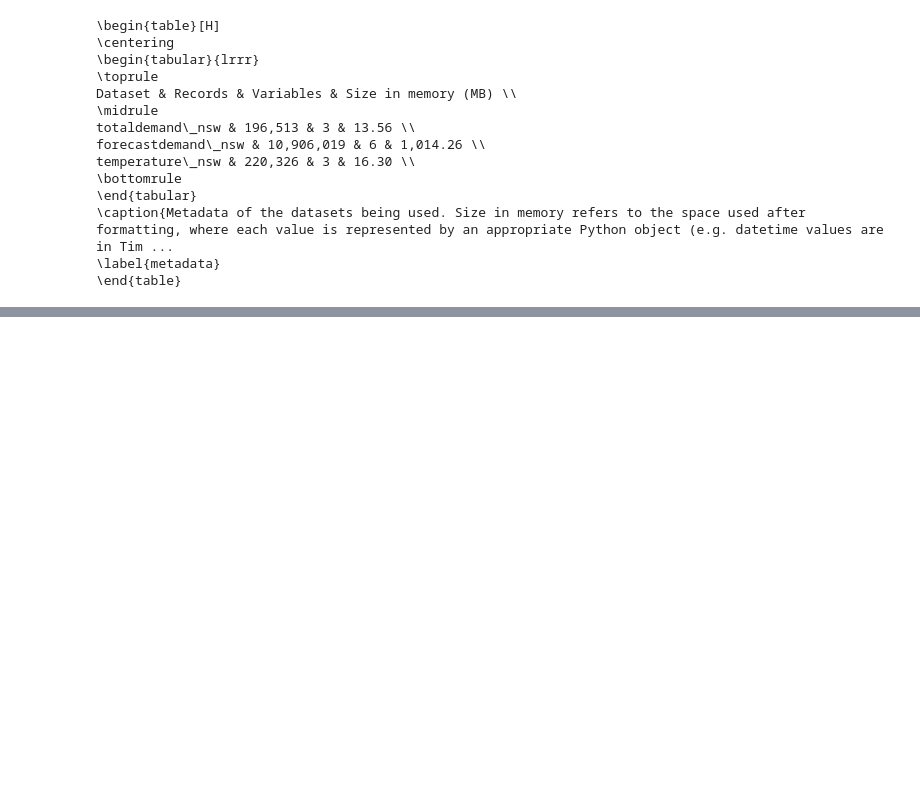
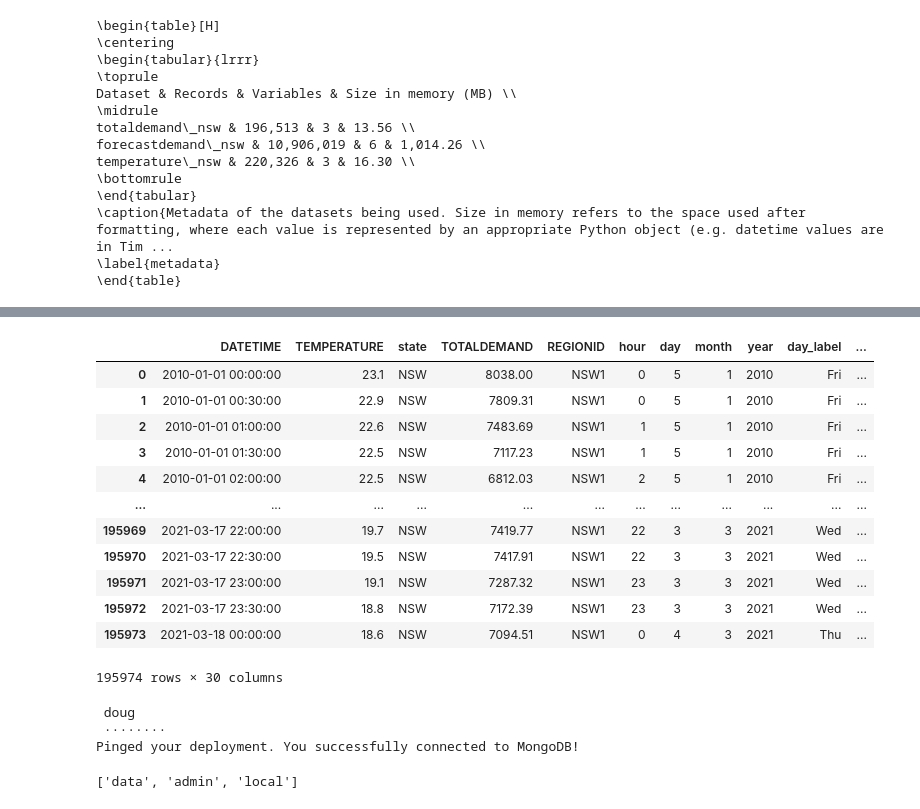
Before and after one commit to mango-unchained/Team-K---ZZSC9020-Capstone-Project, a Jupyter notebook: Data Prep.ipynb, the cells around one changed output, grey strips where cells are left out. Drawn from its saved outputs; the diff is of its cells as text; code cells hidden in the pictures; blank space fills up the shorter version.

```diff
--- a/Data Prep.ipynb
+++ b/Data Prep.ipynb
@@ -329,0 +332,12 @@ df
+# %%
+se = pd.read_csv('data/Solar Exposure.csv').rename(columns={
+    'Daily global solar exposure (MJ/m*m)': 'solar_exposure'
+})
+
+se['date'] = se.apply(lambda d: datetime(d['Year'], d['Month'], d['Day']), axis=1)
+
+se = se[['date', 'solar_exposure']]
+
+df = pd.merge(df, se, how='left', on='date')
+
+se
@@ -329,0 +358,16 @@ df
+# %%
+df
+# %% [output]
+|  | DATETIME | TEMPERATURE | state | TOTALDEMAND | REGIONID | hour | day | month | year | day_label | ... |
+| 0 | 2010-01-01 00:00:00 | 23.1 | NSW | 8038.00 | NSW1 | 0 | 5 | 1 | 2010 | Fri | ... |
+| 1 | 2010-01-01 00:30:00 | 22.9 | NSW | 7809.31 | NSW1 | 0 | 5 | 1 | 2010 | Fri | ... |
+| 2 | 2010-01-01 01:00:00 | 22.6 | NSW | 7483.69 | NSW1 | 1 | 5 | 1 | 2010 | Fri | ... |
+| 3 | 2010-01-01 01:30:00 | 22.5 | NSW | 7117.23 | NSW1 | 1 | 5 | 1 | 2010 | Fri | ... |
+| 4 | 2010-01-01 02:00:00 | 22.5 | NSW | 6812.03 | NSW1 | 2 | 5 | 1 | 2010 | Fri | ... |
+| ... | ... | ... | ... | ... | ... | ... | ... | ... | ... | ... | ... |
+| 195969 | 2021-03-17 22:00:00 | 19.7 | NSW | 7419.77 | NSW1 | 22 | 3 | 3 | 2021 | Wed | ... |
+| 195970 | 2021-03-17 22:30:00 | 19.5 | NSW | 7417.91 | NSW1 | 22 | 3 | 3 | 2021 | Wed | ... |
+| 195971 | 2021-03-17 23:00:00 | 19.1 | NSW | 7287.32 | NSW1 | 23 | 3 | 3 | 2021 | Wed | ... |
+| 195972 | 2021-03-17 23:30:00 | 18.8 | NSW | 7172.39 | NSW1 | 23 | 3 | 3 | 2021 | Wed | ... |
+| 195973 | 2021-03-18 00:00:00 | 18.6 | NSW | 7094.51 | NSW1 | 0 | 4 | 3 | 2021 | Thu | ... |
+195974 rows × 30 columns
@@ -329,0 +383,18 @@ df
+# %%
+uri = "mongodb+srv://<username>:<password>@project-data.fyzivf2.mongodb.net/?retryWrites=true&w=majority&appName=project-data"\
+    .replace('<username>', quote_plus(input())).replace('<password>', quote_plus(getpass()))
+
+# Create a new client and connect to the server
+client = MongoClient(uri, server_api=ServerApi('1'))
+
+# Send a ping to confirm a successful connection
+client.admin.command('ping')
+print("Pinged your deployment. You successfully connected to MongoDB!")
+# %% [output]
+ doug
+ ········
+Pinged your deployment. You successfully connected to MongoDB!
+# %%
+print(client.list_database_names())
+# %% [output]
+['data', 'admin', 'local']
```
Also changed, not shown: parts of 6 cells of this notebook, 2 other files.
